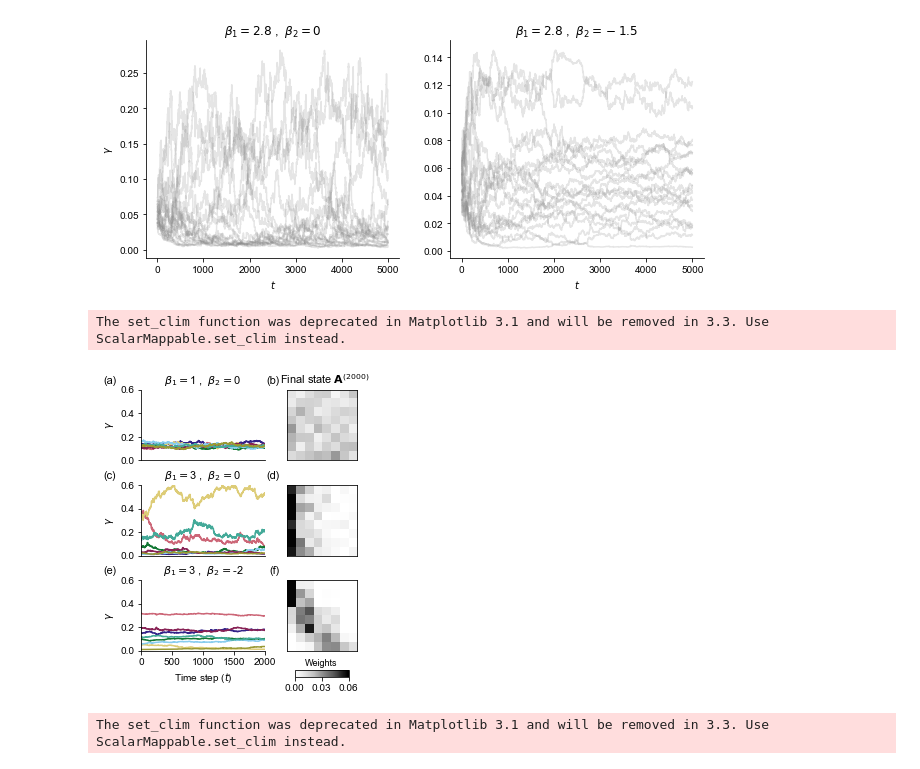
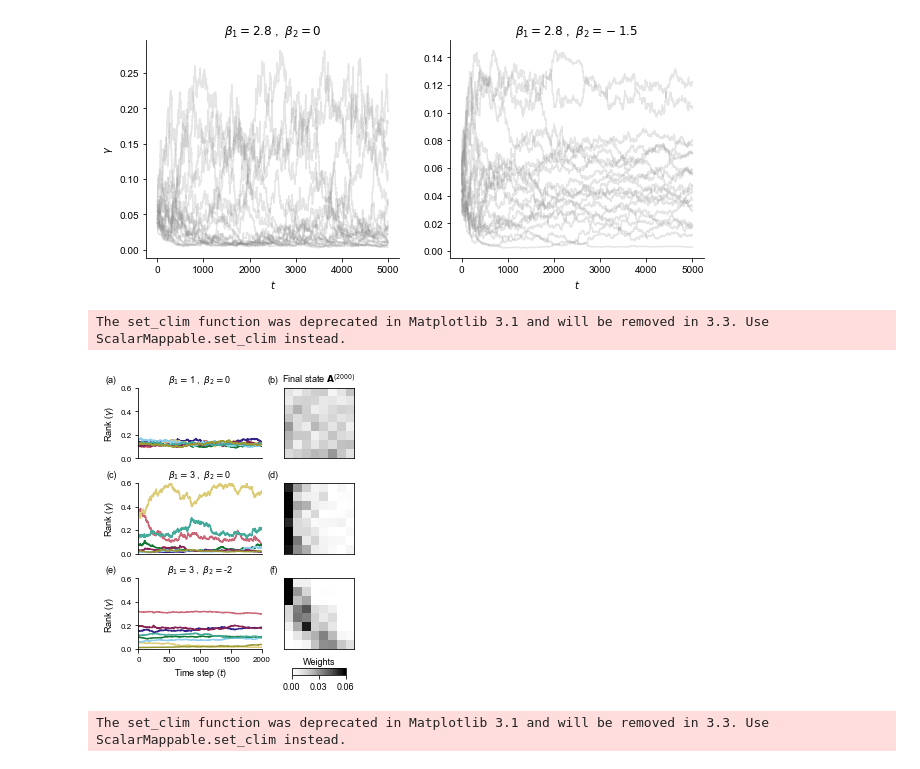
Before and after one commit to PhilChodrow/prestige_reinforcement, a Jupyter notebook: dynamics.ipynb, the cells around one changed output. Drawn from its saved outputs; the diff is of its cells as text; code cells hidden in the pictures.

```diff
--- a/dynamics.ipynb
+++ b/dynamics.ipynb
@@ -16,6 +16,7 @@ from matplotlib import pyplot as plt
 
 import matplotlib
 matplotlib.rcParams['font.sans-serif'] = "Arial Unicode MS"
+matplotlib.rcParams['mathtext.fontset'] = "dejavusans"
 # %% [markdown]
 # Setup:
 # %%
@@ -206,6 +207,8 @@ A0 = A0/A0.sum()
 
 ymax = 0.6
 ymin = 0
+
+fontsize = 9
 
 fig, axarr = plt.subplots(len(BETA_1),2, # len(BETA_2)*2,
                           gridspec_kw={'width_ratios': [0.4, 1]},
@@ -244,7 +247,7 @@ for i in range(len(BETA_1)):
 
         ax.set(ylim = (ymin, ymax))
         ax.set(xlim = (0, np.int(n_rounds/2)))
-        ax.tick_params(labelsize=10)
+        ax.tick_params(labelsize=fontsize-1)
 
 
         if row_num < len(BETA_1)-1:
@@ -258,14 +261,14 @@ for i in range(len(BETA_1)):
             plt.yticks([])
 
         if row_num == len(BETA_1)-1:
-            ax.set(xlabel = r'Time step ($t$)')
+            ax.set_xlabel(xlabel = r'Time step ($t$)', fontsize=fontsize)
         if col_num == 0:
-            ax.set(ylabel = r'$\gamma$')
+            ax.set_ylabel(ylabel = r'Rank ($\gamma$)', fontsize=fontsize)
 
         ax.set_title(
             r'$\beta_1 = $' + str(round(beta_1,2)) + r'$\;$,$\;$ $\beta_2 = $' + str(round(beta_2,2)), #v3/4
 #             r'$\beta_1 = $' + str(round(beta_1,2)), #v2
-            fontsize=11
+            fontsize=fontsize
         )
 
         if col_num == highlight_col:
@@ -278,39 +281,39 @@ for i in range(len(BETA_1)):
 #             axarr[j,3].axis('off')
 #             ax.set_ylabel(r'$\longrightarrow$', rotation=0, fontsize=20, labelpad=30, color = 'black')
             for pos in ['bottom', 'top', 'left', 'right']:
                 ax2.spines[pos].set_visible(True)
             ax2.xaxis.set_ticks([])
             ax2.yaxis.set_ticks([])
 
 # axarr[0,len(BETA_2)].set_title('Final State')
-axarr[0,1].set_title(r'  Final state $\mathbf{A}^{(2000)}$', fontsize=11)
+axarr[0,1].set_title(r'Final state $\mathbf{A}^{(2000)}$', fontsize=fontsize)
 
 # add colorbar
 cbar_ax = fig.add_axes([0.48, 0.05, 0.125, 0.02])
 cbar = fig.colorbar(im, cax=cbar_ax, orientation='horizontal')
 cbar.set_clim(0.0,0.06)
 cbar.set_ticks([0.00,0.03,0.06])
-cbar.ax.tick_params(labelsize=10)
+cbar.ax.tick_params(labelsize=fontsize)
 cbar.ax.set_title('Weights',fontsize=9,y=0.65)
 cbar_ax.xaxis.set_ticks_position('bottom')
 
 # add panel labels
 for i, label in enumerate(('(a)','(b)','(c)','(d)','(e)','(f)')):
     ax = axarr[i//2,i%2]
-    hloc = -0.2 + 0.1*(i%2)
-    vloc = 1.205
+    hloc = -0.175 + 0.1*(i%2)
+    vloc = 1.185
     ax.text(hloc, vloc, label, transform=ax.transAxes,
-      fontsize=11, fontweight='bold', va='top', ha='right')
+      fontsize=fontsize, weight='bold', va='top', ha='right')
 
 # adjust spacing
 plt.subplots_adjust(wspace = -0.45, hspace = 0.35)
 
 # plt.savefig('dynamics_examples_v2.png', bbox_inches = 'tight', dpi = 600)
 # plt.savefig('dynamics_examples_v3.png', bbox_inches = 'tight', dpi = 600)
 plt.savefig('dynamics_examples_v4.png', bbox_inches = 'tight', dpi = 600)
 # %% [output]
 The set_clim function was deprecated in Matplotlib 3.1 and will be removed in 3.3. Use ScalarMappable.set_clim instead.
-[figure, old version]
+[figure, new version]
 # %%
 # MK's addition, we can delete this later if needed!
 np.random.seed(seed=6)
```
Also changed, not shown: parts of 1 cell of this notebook, 1 other file.
